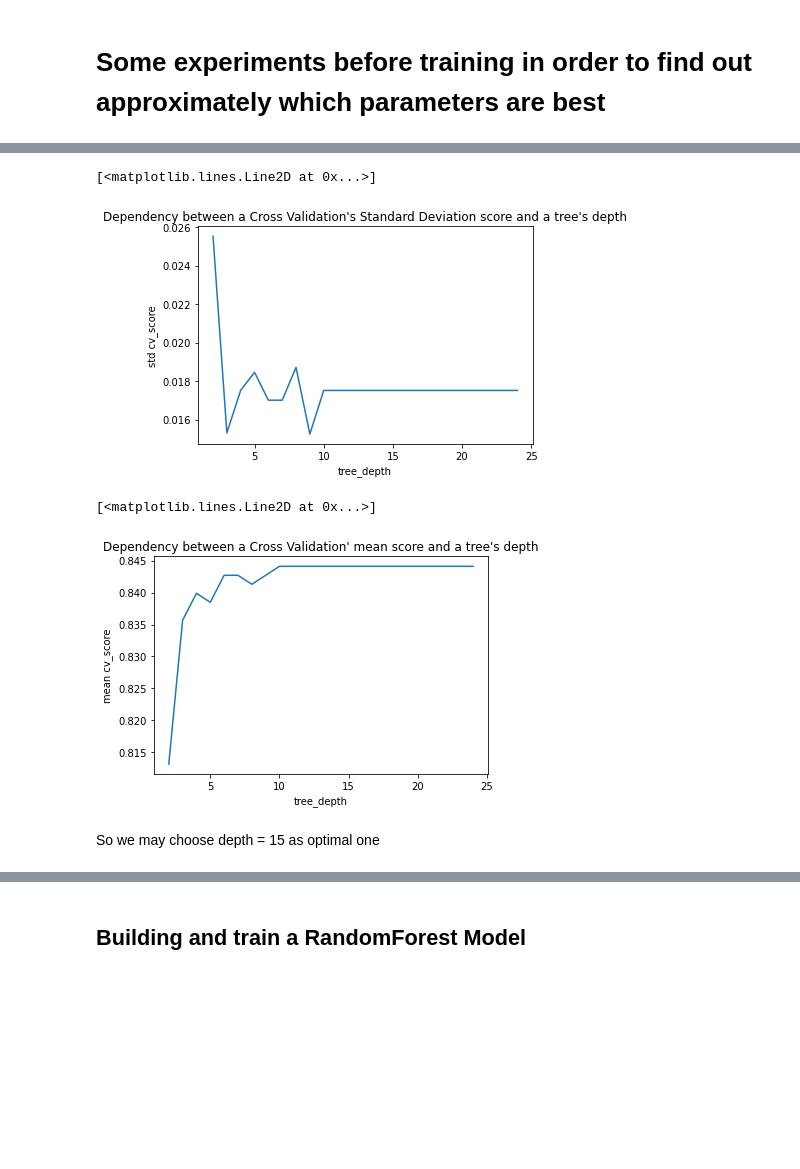
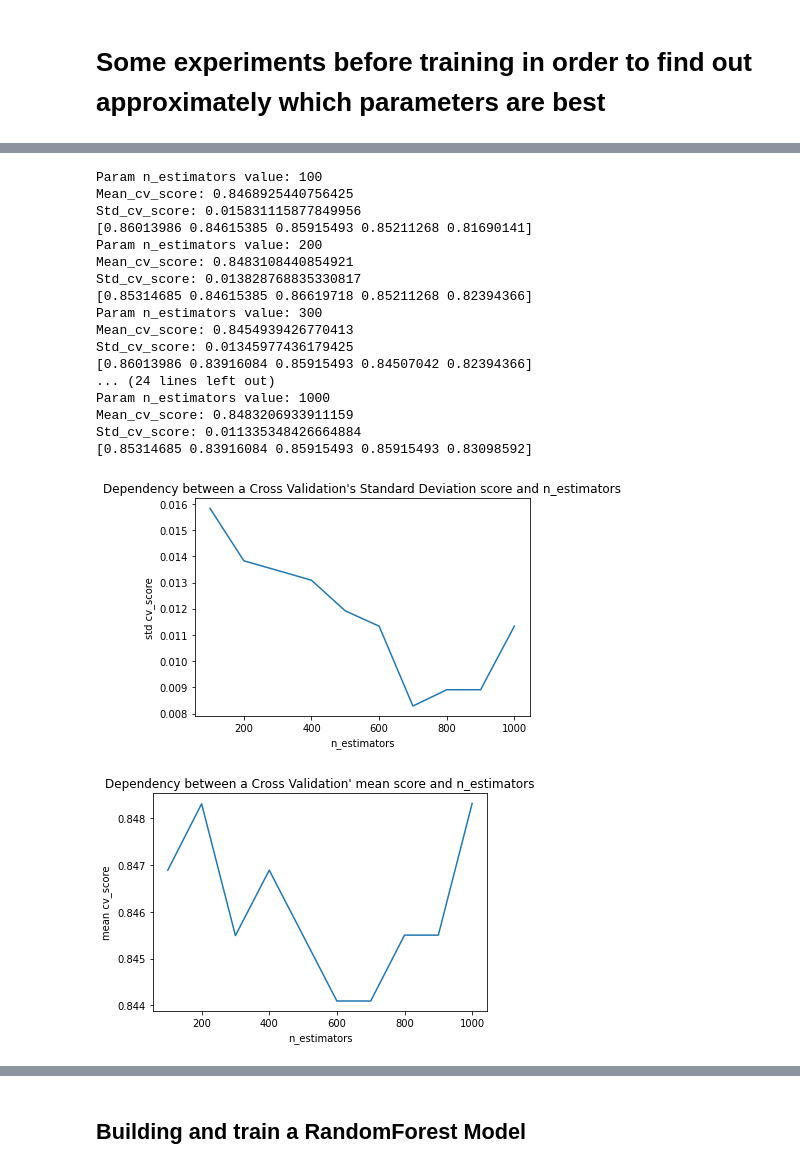
Before and after one commit to Ilshat-Akhmetov/Titanic_Kaggle_Competition, a Jupyter notebook: Titanic.ipynb, the cells around one changed output, grey strips where cells are left out. Saved outputs shown, nothing was run; the diff lists cells and outputs as text; code cells hidden in the pictures; blank space fills up the shorter version.

```diff
--- a/Titanic.ipynb
+++ b/Titanic.ipynb
@@ -259,8 +269,12 @@ set()
 set()
 # %%
 # main_df.drop(columns = ['Cabin_T'], inplace =True)
+# %%
+def custom_train_test_split(data, target_data):
+    train_data, valid_data, train_value, valid_value  = train_test_split(data, target_data, test_size = 0.2, random_state = rand_state, shuffle = True)
+    return train_data, valid_data, train_value, valid_value
 # %%
-train_data, valid_data, train_value, valid_value  = train_test_split(main_df, Survived, test_size = 0.2, random_state = rand_state, shuffle = True)
+train_data, valid_data, train_value, valid_value  = custom_train_test_split(main_df, Survived)
 # %% [markdown]
 # Some experiments before training in order to find out approximately which parameters are best
 # %%
@@ -303,18 +297,38 @@ Std_cv_score: 0.01751345023012672
-# %%
-plt.xlabel("tree_depth")
-plt.ylabel("std cv_score")
-plt.title("Dependency between a Cross Validation's Standard Deviation score and a tree's depth")
-plt.plot(tree_depths, std_cv_scores)
-# %% [output]
-[<matplotlib.lines.Line2D at 0x...>]
-[figure, removed]
-# %%
-plt.xlabel("tree_depth")
-plt.ylabel("mean cv_score")
-plt.title("Dependency between a Cross Validation' mean score and a tree's depth")
-plt.plot(tree_depths, mean_cv_scores)
-# %% [output]
-[<matplotlib.lines.Line2D at 0x...>]
-[figure, removed]
-# %% [markdown]
-So we may choose depth = 15 as optimal one
+# %%
+def plot_cv_report(std_cv_scores, mean_cv_scores, ml_parameters,  ml_parameter_name):
+    plt.xlabel(ml_parameter_name)
+    plt.ylabel("std cv_score")
+    plt.title("Dependency between a Cross Validation's Standard Deviation score and {}".format(ml_parameter_name))
+    plt.plot(ml_parameters, std_cv_scores)
+    plt.show()
+    plt.xlabel(ml_parameter_name)
+    plt.ylabel("mean cv_score")
+    plt.title("Dependency between a Cross Validation' mean score and {}".format(ml_parameter_name))
+    plt.plot(ml_parameters, mean_cv_scores)
+    plt.show()
+# %%
+params = {'max_depth': 10, 'random_state' : rand_state, 'criterion' : 'entropy', 'min_samples_split' : 10, 'min_samples_leaf' : 5}
+n_estimators = [i for i in range(100,1100,100)]
+check_param_name = 'n_estimators'
+mean_cv_scores, std_cv_scores = get_cv_scored(n_estimators, check_param_name, params, RandomForestClassifier())
+plot_cv_report(std_cv_scores, mean_cv_scores, n_estimators,  check_param_name)
+# %% [output]
+Param n_estimators value: 100
+Mean_cv_score: 0.8468925440756425
+Std_cv_score: 0.015831115877849956
+[0.86013986 0.84615385 0.85915493 0.85211268 0.81690141]
+Param n_estimators value: 200
+Mean_cv_score: 0.8483108440854921
+Std_cv_score: 0.013828768835330817
+[0.85314685 0.84615385 0.86619718 0.85211268 0.82394366]
+Param n_estimators value: 300
+Mean_cv_score: 0.8454939426770413
+Std_cv_score: 0.01345977436179425
+[0.86013986 0.83916084 0.85915493 0.84507042 0.82394366]
+... (24 lines left out)
+Param n_estimators value: 1000
+Mean_cv_score: 0.8483206933911159
+Std_cv_score: 0.011335348426664884
+[0.85314685 0.83916084 0.85915493 0.85915493 0.83098592]
+[figure, added]
+[figure, added]
```
Also changed, not shown: parts of 45 cells of this notebook, 1 other file.
